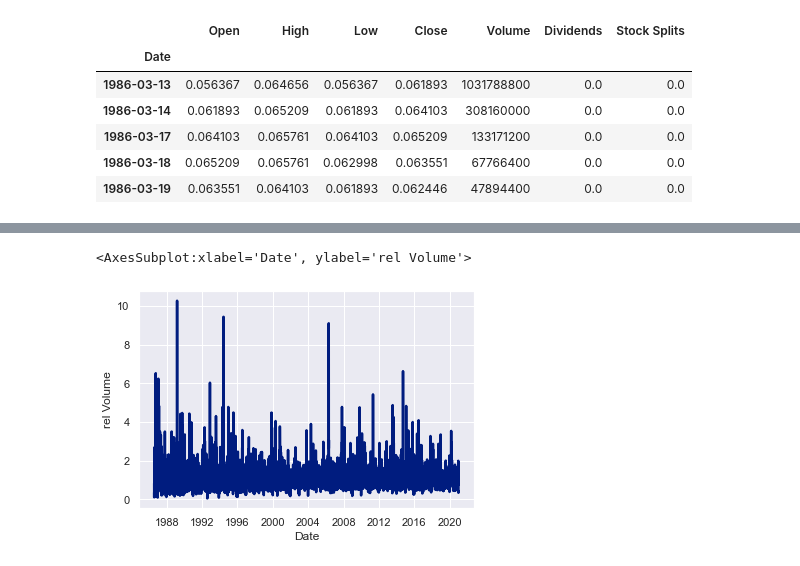
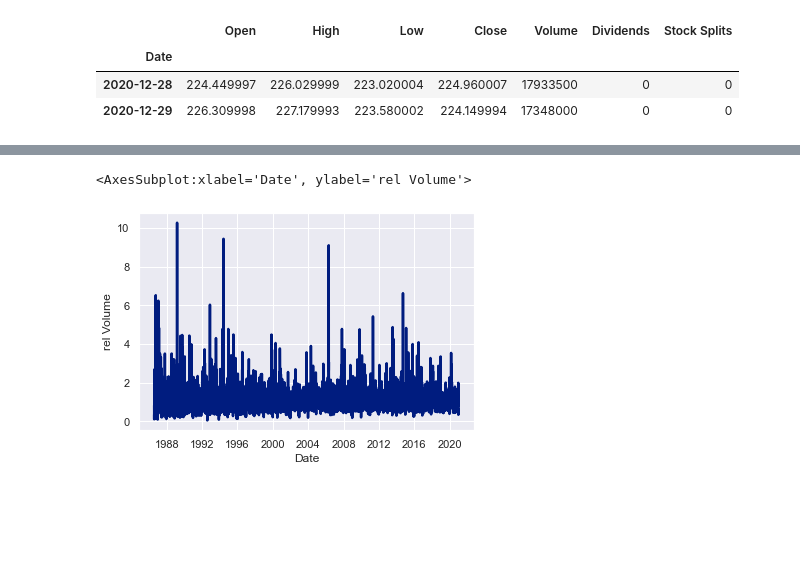
Before and after one commit to SimonHoeckenkamp/stockPicker, a Jupyter notebook: stockPicker_notebook.ipynb, the cells around one changed output, grey strips where cells are left out. Drawn from its saved outputs; the diff is of its cells as text; code cells hidden in the pictures; blank space fills up the shorter version.

Commit message:
feat: started to work on the architecture and the classes itself

```diff
--- a/stockPicker_notebook.ipynb
+++ b/stockPicker_notebook.ipynb
@@ -27,15 +27,13 @@ msft.info
  'logo_url': 'https://logo.clearbit.com/microsoft.com'}
 # %%
-df_msft_hist = msft.history(period="max")
+df_msft_hist = msft.history(start='2020-12-29', end='2020-12-30')
+
 df_msft_hist.head()
 # %% [output]
 |  | Open | High | Low | Close | Volume | Dividends | Stock Splits |
 | Date |  |  |  |  |  |  |  |
-| 1986-03-13 | 0.056367 | 0.064656 | 0.056367 | 0.061893 | 1031788800 | 0.0 | 0.0 |
-| 1986-03-14 | 0.061893 | 0.065209 | 0.061893 | 0.064103 | 308160000 | 0.0 | 0.0 |
-| 1986-03-17 | 0.064103 | 0.065761 | 0.064103 | 0.065209 | 133171200 | 0.0 | 0.0 |
-| 1986-03-18 | 0.065209 | 0.065761 | 0.062998 | 0.063551 | 67766400 | 0.0 | 0.0 |
-| 1986-03-19 | 0.063551 | 0.064103 | 0.061893 | 0.062446 | 47894400 | 0.0 | 0.0 |
+| 2020-12-28 | 224.449997 | 226.029999 | 223.020004 | 224.960007 | 17933500 | 0 | 0 |
+| 2020-12-29 | 226.309998 | 227.179993 | 223.580002 | 224.149994 | 17348000 | 0 | 0 |
 # %%
 #add two columns relativizing the volumes and stock prices over the last 100 values
 df_msft_hist["rel Volume"] = df_msft_hist["Volume"]/df_msft_hist["Volume"].rolling(100).mean()
```
Also changed, not shown: parts of 1 cell of this notebook, 2 other files.
